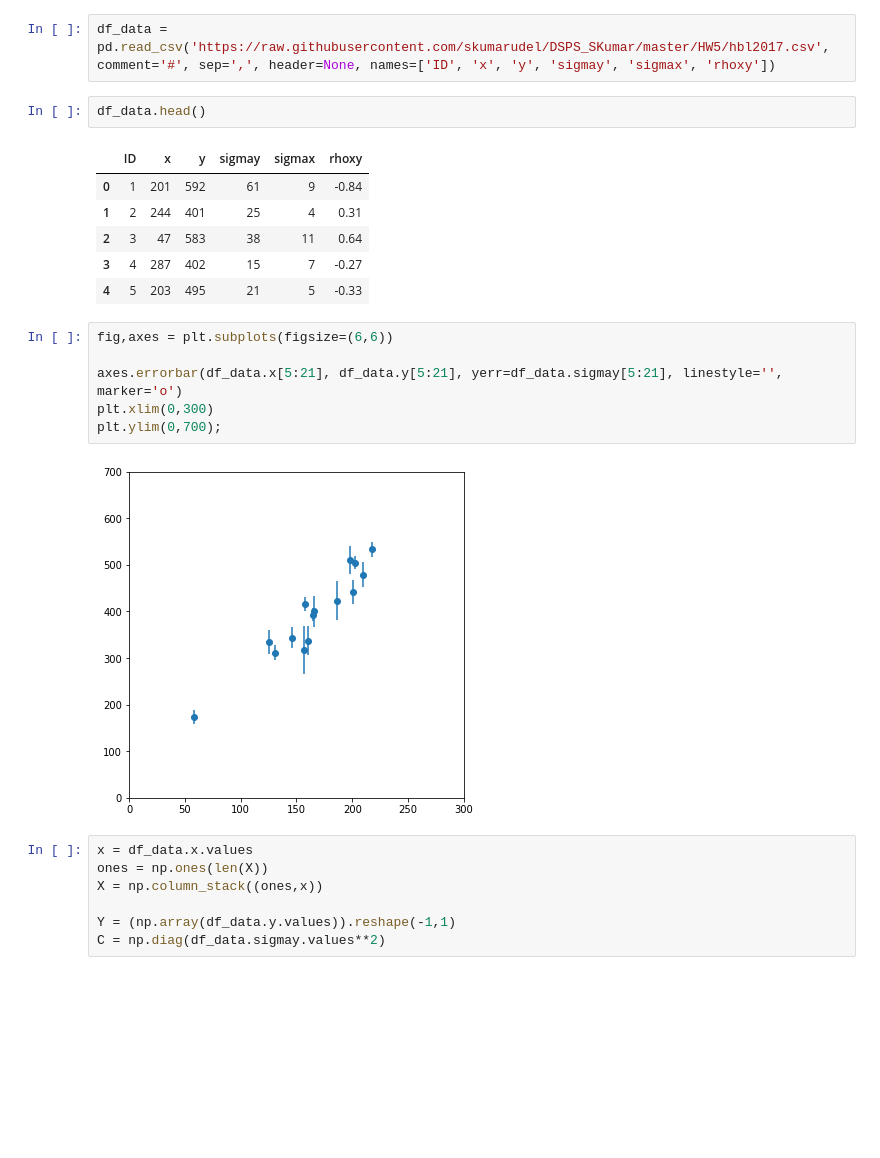
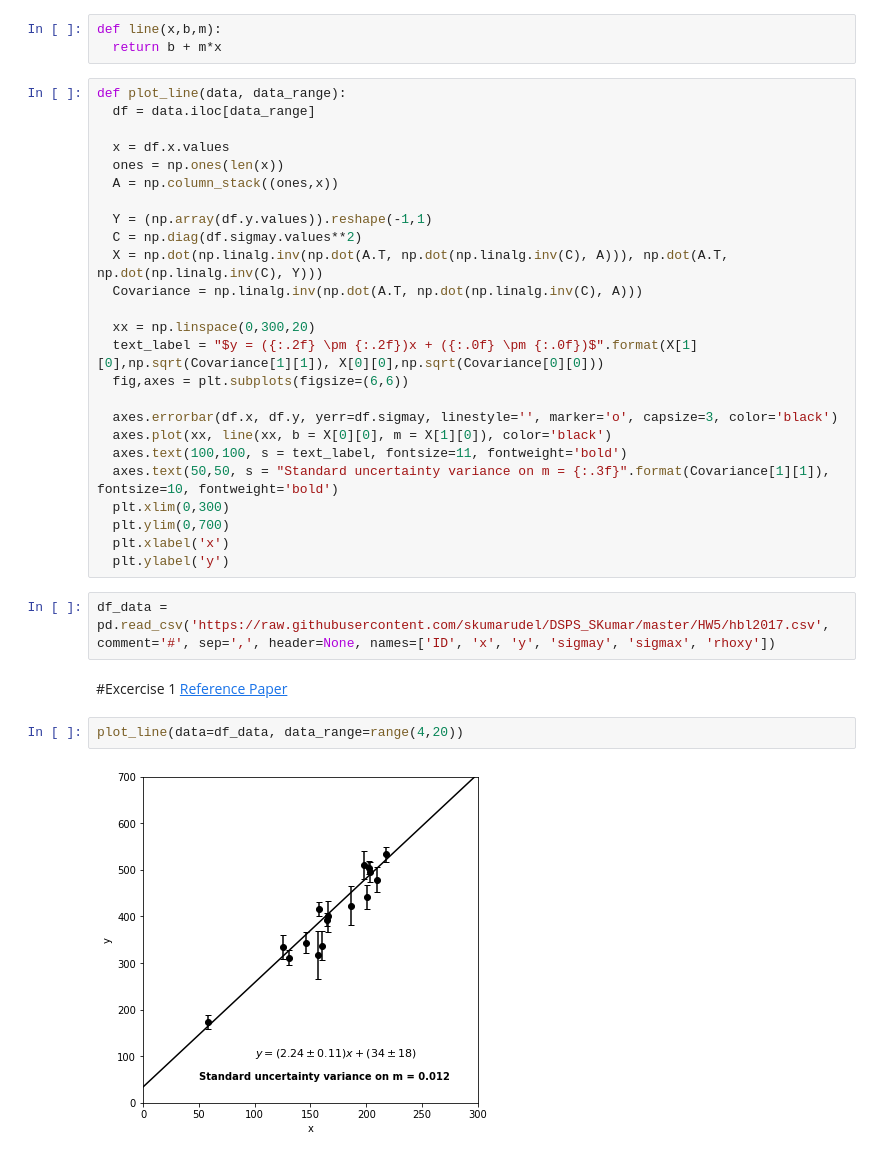
Before and after one commit to skumarudel/DSPS_SKumar, a Jupyter notebook: HW5/FittingTechniques.ipynb, the cells around one changed output. Cells and saved outputs as stored; diff of their text form; blank space fills up the shorter version.

```diff
--- a/HW5/FittingTechniques.ipynb
+++ b/HW5/FittingTechniques.ipynb
@@ -6,29 +6,39 @@ import numpy as np
 import matplotlib.pyplot as plt
 import pandas as pd
 %matplotlib inline
+# %%
+def line(x,b,m):
+  return b + m*x
+# %%
+def plot_line(data, data_range):
+  df = data.iloc[data_range]
+
+  x = df.x.values
+  ones = np.ones(len(x))
+  A = np.column_stack((ones,x))
+
+  Y = (np.array(df.y.values)).reshape(-1,1)
+  C = np.diag(df.sigmay.values**2)
+  X = np.dot(np.linalg.inv(np.dot(A.T, np.dot(np.linalg.inv(C), A))), np.dot(A.T, np.dot(np.linalg.inv(C), Y)))
+  Covariance = np.linalg.inv(np.dot(A.T, np.dot(np.linalg.inv(C), A)))
+
+  xx = np.linspace(0,300,20)
+  text_label = "$y = ({:.2f} \pm {:.2f})x + ({:.0f} \pm {:.0f})$".format(X[1][0],np.sqrt(Covariance[1][1]), X[0][0],np.sqrt(Covariance[0][0]))
+  fig,axes = plt.subplots(figsize=(6,6))
+
+  axes.errorbar(df.x, df.y, yerr=df.sigmay, linestyle='', marker='o', capsize=3, color='black')
+  axes.plot(xx, line(xx, b = X[0][0], m = X[1][0]), color='black')
+  axes.text(100,100, s = text_label, fontsize=11, fontweight='bold')
+  axes.text(50,50, s = "Standard uncertainty variance on m = {:.3f}".format(Covariance[1][1]), fontsize=10, fontweight='bold')
+  plt.xlim(0,300)
+  plt.ylim(0,700)
+  plt.xlabel('x')
+  plt.ylabel('y')
 # %%
 df_data = pd.read_csv('https://raw.githubusercontent.com/skumarudel/DSPS_SKumar/master/HW5/hbl2017.csv', comment='#', sep=',', header=None, names=['ID', 'x', 'y', 'sigmay', 'sigmax', 'rhoxy'])
-# %%
-df_data.head()
-# %% [output]
-|  | ID | x | y | sigmay | sigmax | rhoxy |
-| 0 | 1 | 201 | 592 | 61 | 9 | -0.84 |
-| 1 | 2 | 244 | 401 | 25 | 4 | 0.31 |
-| 2 | 3 | 47 | 583 | 38 | 11 | 0.64 |
-| 3 | 4 | 287 | 402 | 15 | 7 | -0.27 |
-| 4 | 5 | 203 | 495 | 21 | 5 | -0.33 |
-# %%
-fig,axes = plt.subplots(figsize=(6,6))
-
-axes.errorbar(df_data.x[5:21], df_data.y[5:21], yerr=df_data.sigmay[5:21], linestyle='', marker='o')
-plt.xlim(0,300)
-plt.ylim(0,700);
-# %% [output]
-[figure, removed]
-# %%
-x = df_data.x.values
-ones = np.ones(len(X))
-X = np.column_stack((ones,x))
-
-Y = (np.array(df_data.y.values)).reshape(-1,1)
-C = np.diag(df_data.sigmay.values**2)
+# %% [markdown]
+#Excercise 1     [Reference Paper](https://cosmo.nyu.edu/hogg/research/2010/08/17/straightline.pdf)
+# %%
+plot_line(data=df_data, data_range=range(4,20))
+# %% [output]
+[figure, added]
```
Also changed, not shown: parts of 2 cells of this notebook.
